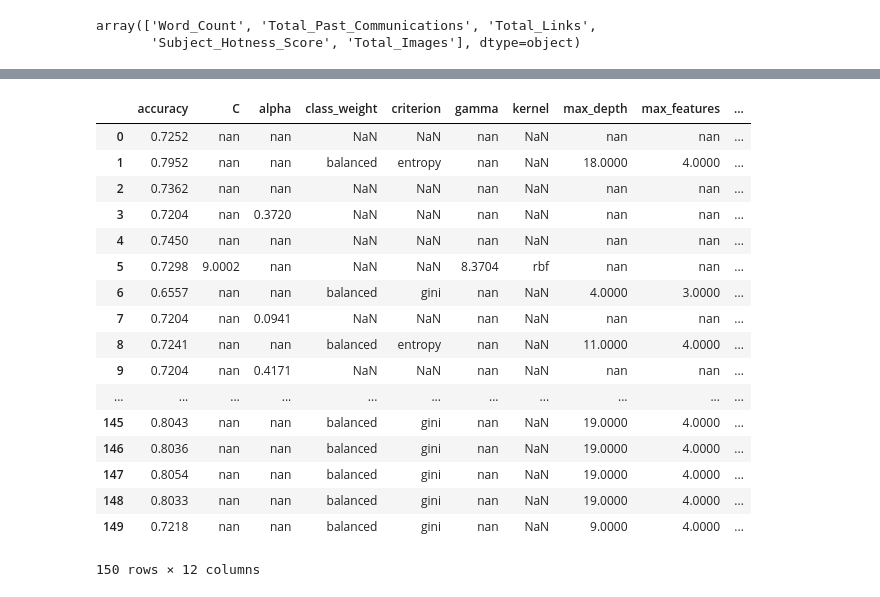
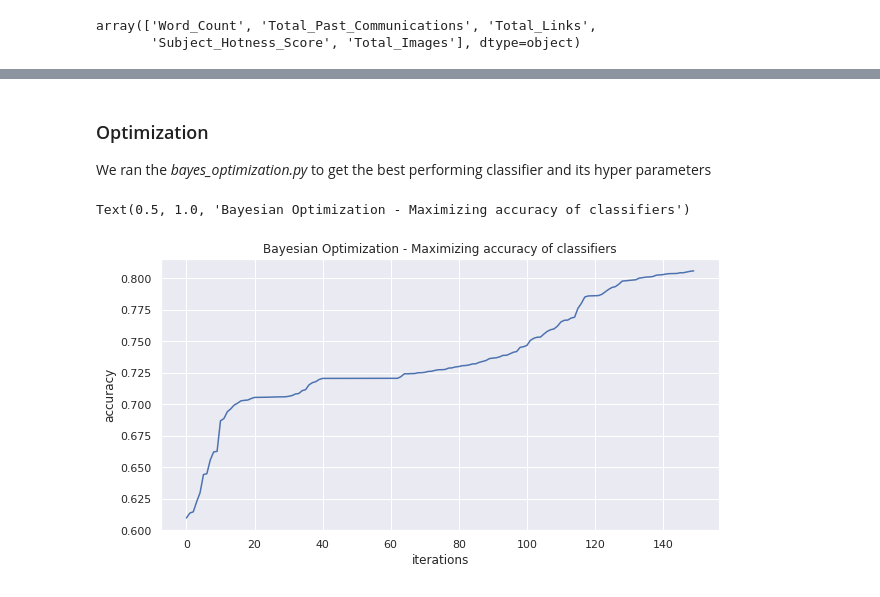
Before and after one commit to kamalmemon/MLResearch, a Jupyter notebook: src/Email_Marketing_EDA.ipynb, the cells around one changed output, grey strips where cells are left out. Saved outputs shown, nothing was run; the diff lists cells and outputs as text; code cells hidden in the pictures.

```diff
--- a/src/Email_Marketing_EDA.ipynb
+++ b/src/Email_Marketing_EDA.ipynb
@@ -417,26 +382,17 @@ weighted avg       0.80      0.81      0.80     16337
+# %% [markdown]
+### Optimization
+We ran the <i>bayes_optimization.py</i> to get the best performing classifier and its hyper parameters
 # %%
 hyperopt_best = pickle.load( open( "../pickels/hyperopt_best.p", "rb" ) )
 hyperopt_hist = pickle.load( open( "../pickels/hyperopt_hist.p", "rb" ) )
 hp_hist = pd.DataFrame(hyperopt_hist, columns=["accuracy", "params"])
 hp_hist = pd.concat([pd.DataFrame(hp_hist.accuracy), pd.DataFrame(list(hp_hist.params))], axis=1)
-# %%
-hp_hist
-# %% [output]
-|  | accuracy | C | alpha | class_weight | criterion | gamma | kernel | max_depth | max_features | ... |
-| 0 | 0.7252 | nan | nan | NaN | NaN | nan | NaN | nan | nan | ... |
-| 1 | 0.7952 | nan | nan | balanced | entropy | nan | NaN | 18.0000 | 4.0000 | ... |
-| 2 | 0.7362 | nan | nan | NaN | NaN | nan | NaN | nan | nan | ... |
-| 3 | 0.7204 | nan | 0.3720 | NaN | NaN | nan | NaN | nan | nan | ... |
-| 4 | 0.7450 | nan | nan | NaN | NaN | nan | NaN | nan | nan | ... |
-| 5 | 0.7298 | 9.0002 | nan | NaN | NaN | 8.3704 | rbf | nan | nan | ... |
-| 6 | 0.6557 | nan | nan | balanced | gini | nan | NaN | 4.0000 | 3.0000 | ... |
-| 7 | 0.7204 | nan | 0.0941 | NaN | NaN | nan | NaN | nan | nan | ... |
-| 8 | 0.7241 | nan | nan | balanced | entropy | nan | NaN | 11.0000 | 4.0000 | ... |
-| 9 | 0.7204 | nan | 0.4171 | NaN | NaN | nan | NaN | nan | nan | ... |
-| ... | ... | ... | ... | ... | ... | ... | ... | ... | ... | ... |
-| 145 | 0.8043 | nan | nan | balanced | gini | nan | NaN | 19.0000 | 4.0000 | ... |
-| 146 | 0.8036 | nan | nan | balanced | gini | nan | NaN | 19.0000 | 4.0000 | ... |
-| 147 | 0.8054 | nan | nan | balanced | gini | nan | NaN | 19.0000 | 4.0000 | ... |
-| 148 | 0.8033 | nan | nan | balanced | gini | nan | NaN | 19.0000 | 4.0000 | ... |
-| 149 | 0.7218 | nan | nan | balanced | gini | nan | NaN | 9.0000 | 4.0000 | ... |
-150 rows × 12 columns
+# %%
+plt.figure(figsize=(10,5))
+sns.lineplot(data=hp_hist["accuracy"].sort_values().values)
+plt.xlabel("iterations")
+plt.ylabel("accuracy")
+plt.title("Optimization history - Maximizing accuracy of classifiers")
+# %% [output]
+Text(0.5, 1.0, 'Bayesian Optimization - Maximizing accuracy of classifiers')
+[figure, added]
```
Also changed, not shown: parts of 14 cells of this notebook, 1 other file.
